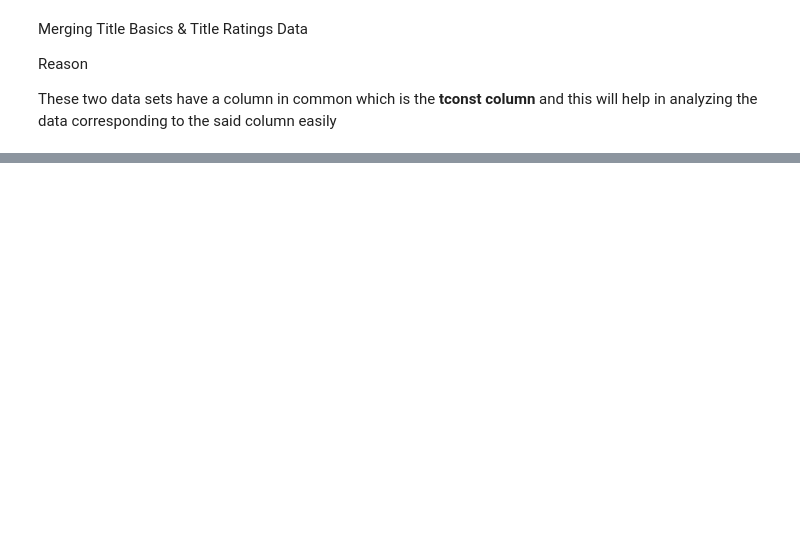
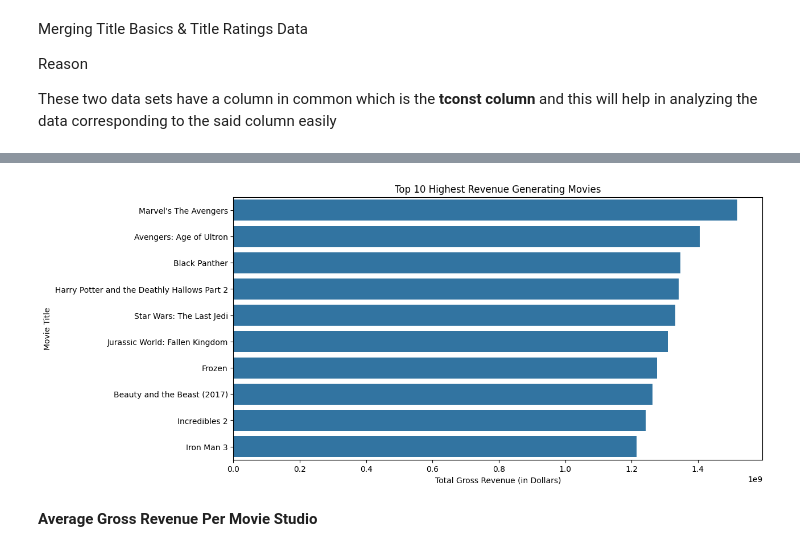
Before and after one commit to Lilian624/Microsoft-Movies-Project-1, a Jupyter notebook: student.ipynb, the cells around one changed output, grey strips where cells are left out. Cells and saved outputs as stored; diff of their text form; code cells hidden in the pictures; blank space fills up the shorter version.

```diff
--- a/student.ipynb
+++ b/student.ipynb
@@ -311,0 +348,21 @@ memory usage: 4.5+ MB
+# %%
+# Start by creating a copy of the movie gross new data copy
+movie_gross_new = movie_gross_new.copy()
+
+# Calculate total gross revenue
+movie_gross_new.loc[:, 'total_gross'] = movie_gross_new['domestic_gross'] + movie_gross_new['foreign_gross']
+
+# Print the top 10 movies with the highest Gross Revenue
+highest_10_revenue_movies = movie_gross_new.sort_values(by='total_gross', ascending=False).head(10)
+# %%
+# Plot a graph of the top 10 Revenue generating movies
+plt.figure(figsize=(12, 6))
+sns.barplot(highest_10_revenue_movies, x='total_gross', y='title')
+plt.title('Top 10 Highest Revenue Generating Movies')
+plt.xlabel('Total Gross Revenue (in Dollars)')
+plt.ylabel('Movie Title')
+plt.show()
+# %% [output]
+[figure, added]
+# %% [markdown]
+**Average Gross Revenue Per Movie Studio**
```
Also changed, not shown: parts of 18 cells of this notebook.
